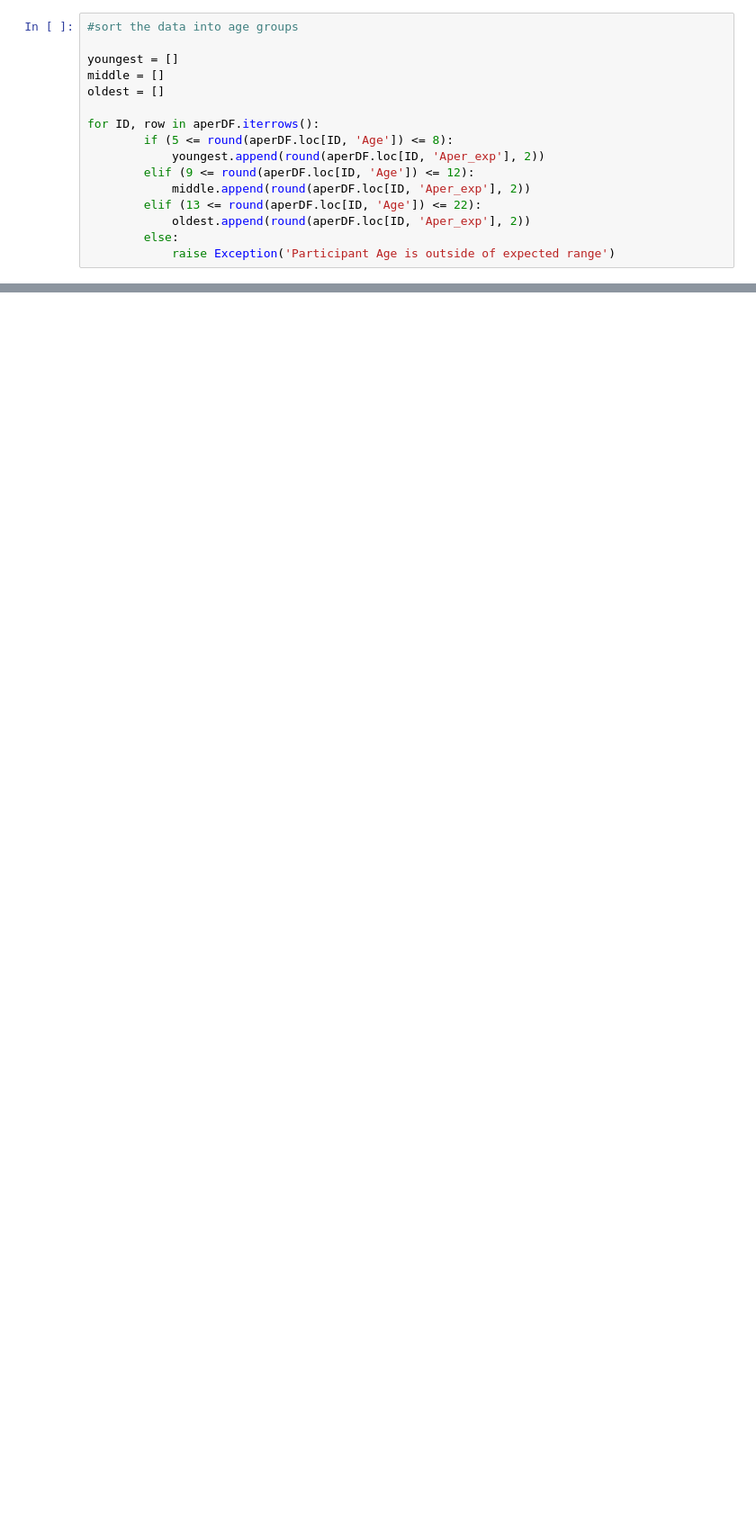
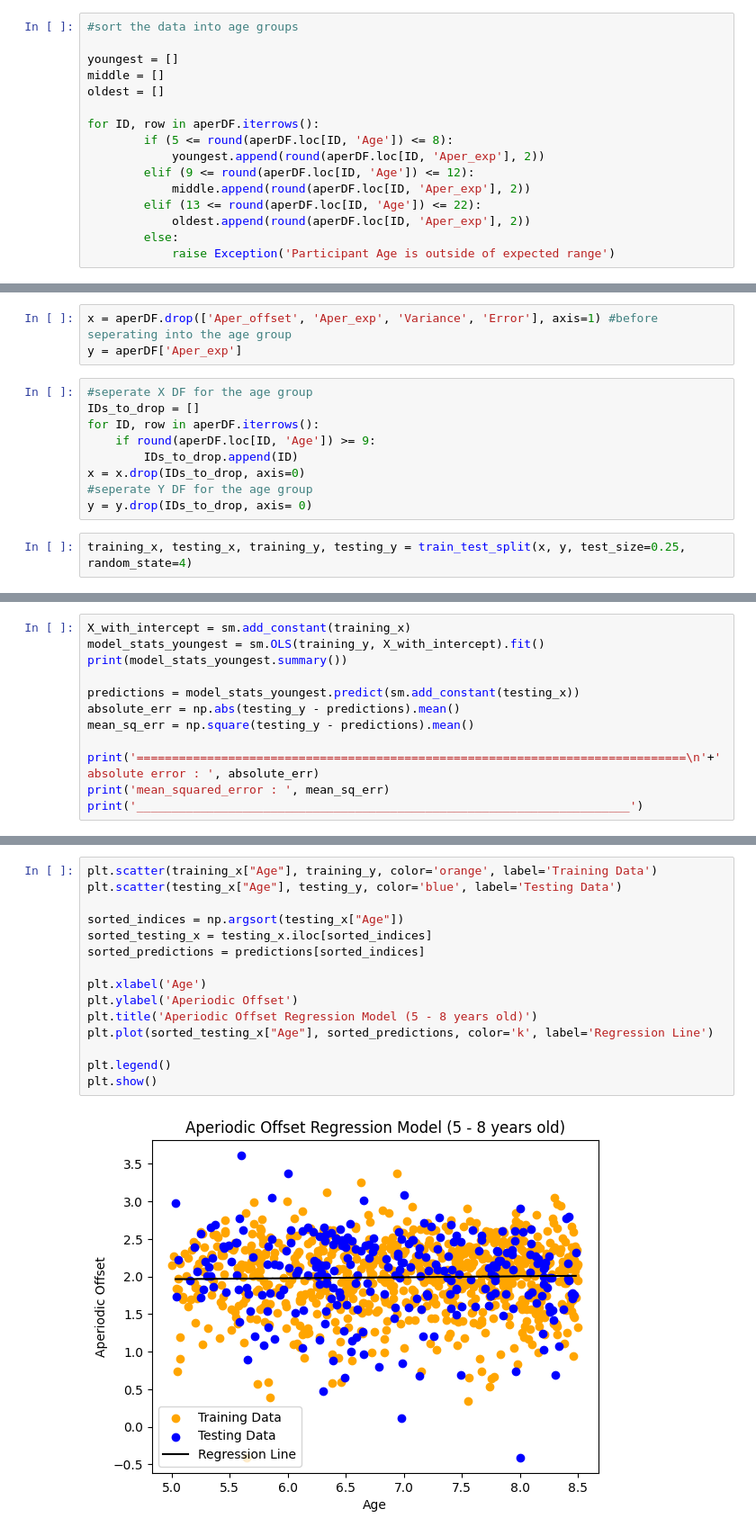
Before and after one commit to Ishaan-Buddharaju/Aperiodic-Component-Development, a Jupyter notebook: OrganizedPiplineV1.ipynb, the cells around one changed output, grey strips where cells are left out. Shown at 90% size. Drawn from its saved outputs; the diff is of its cells as text; blank space fills up the shorter version.

```diff
--- a/OrganizedPiplineV1.ipynb
+++ b/OrganizedPiplineV1.ipynb
@@ -403,0 +408,14 @@ chi2_stat, chi2_p, chi2_dof, chi2_expected = scipy.stats.chi2_contingency(chi2_c
+# %%
+x = aperDF.drop(['Aper_offset', 'Aper_exp', 'Variance', 'Error'], axis=1) #before seperating into the age group
+y = aperDF['Aper_exp']
+# %%
+#seperate X DF for the age group
+IDs_to_drop = []
+for ID, row in aperDF.iterrows():
+    if round(aperDF.loc[ID, 'Age']) >= 9:
+        IDs_to_drop.append(ID)
+x = x.drop(IDs_to_drop, axis=0)
+#seperate Y DF for the age group
+y = y.drop(IDs_to_drop, axis= 0)
+# %%
+training_x, testing_x, training_y, testing_y = train_test_split(x, y, test_size=0.25, random_state=4)
@@ -403,0 +424,12 @@ chi2_stat, chi2_p, chi2_dof, chi2_expected = scipy.stats.chi2_contingency(chi2_c
+# %%
+X_with_intercept = sm.add_constant(training_x)
+model_stats_youngest = sm.OLS(training_y, X_with_intercept).fit()
+print(model_stats_youngest.summary())
+
+predictions = model_stats_youngest.predict(sm.add_constant(testing_x))
+absolute_err = np.abs(testing_y - predictions).mean()
+mean_sq_err = np.square(testing_y - predictions).mean()
+
+print('==============================================================================\n'+'absolute error : ', absolute_err)
+print('mean_squared_error : ', mean_sq_err)
+print('______________________________________________________________________')
@@ -403,0 +469,17 @@ chi2_stat, chi2_p, chi2_dof, chi2_expected = scipy.stats.chi2_contingency(chi2_c
+# %%
+plt.scatter(training_x["Age"], training_y, color='orange', label='Training Data')
+plt.scatter(testing_x["Age"], testing_y, color='blue', label='Testing Data')
+
+sorted_indices = np.argsort(testing_x["Age"])
+sorted_testing_x = testing_x.iloc[sorted_indices]
+sorted_predictions = predictions[sorted_indices]
+
+plt.xlabel('Age')
+plt.ylabel('Aperiodic Offset')
+plt.title('Aperiodic Offset Regression Model (5 - 8 years old)')
+plt.plot(sorted_testing_x["Age"], sorted_predictions, color='k', label='Regression Line')
+
+plt.legend()
+plt.show()
+# %% [output]
+[figure, added]
```
Also changed, not shown: parts of 83 cells of this notebook.
